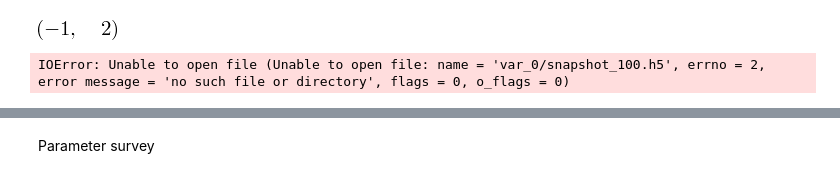
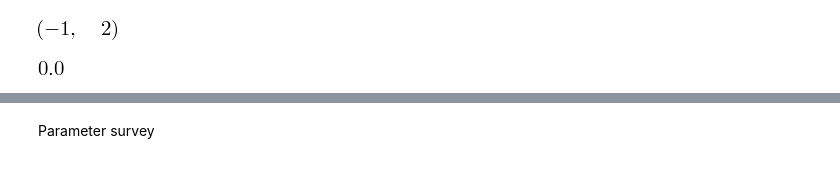
Before and after one commit to fhorrobin/cratering-1D, a Jupyter notebook: visualizations/visualise.ipynb, the cells around one changed output, grey strips where cells are left out. Saved outputs shown, nothing was run; the diff lists cells and outputs as text; code cells hidden in the pictures.

```diff
--- a/visualizations/visualise.ipynb
+++ b/visualizations/visualise.ipynb
@@ -8,7 +8,7 @@ import sympy
 import glob
 sympy.init_printing()
 # %%
-with h5py.File('../one_dimensional_crater/var_40/snapshot_87.h5','r') as f:
+with h5py.File('../../one_dimensional_crater/var_40/snapshot_87.h5','r') as f:
     d_list = numpy.array(f['density'])
     p_list = numpy.array(f['pressure'])
     u_list = numpy.array(f['x_velocity'])
@@ -37,7 +37,7 @@ pass
 [interactive output not drawn]
 [interactive output not drawn]
 # %%
-with h5py.File('var_16/snapshot_21.h5','r') as f:
+with h5py.File('../../one_dimensional_crater/var_40/snapshot_87.h5','r') as f:
     d_list = numpy.array(f['density'])
     p_list = numpy.array(f['pressure'])
     u_list = numpy.array(f['x_velocity'])
@@ -48,7 +48,7 @@ c_list = numpy.sqrt((5./3.)*p_list/d_list)
 %matplotlib notebook
 pylab.plot(x_list, u_list/c_list)
 
-with h5py.File('var_12/snapshot_15.h5','r') as f:
+with h5py.File('../../one_dimensional_crater/var_40/snapshot_87.h5','r') as f:
     d_list = numpy.array(f['density'])
     p_list = numpy.array(f['pressure'])
     u_list = numpy.array(f['x_velocity'])
@@ -58,7 +58,7 @@ c_list = numpy.sqrt((5./3.)*p_list/d_list)
 
 pylab.plot(x_list, u_list/c_list)
 
-with h5py.File('var_40/snapshot_62.h5','r') as f:
+with h5py.File('../../one_dimensional_crater/var_40/snapshot_87.h5','r') as f:
     d_list = numpy.array(f['density'])
     p_list = numpy.array(f['pressure'])
     u_list = numpy.array(f['x_velocity'])
@@ -78,12 +78,12 @@ pylab.ylim((-1,2))
 # %%
 def sample_velocity_at(fname, pos):
     with h5py.File(fname,'r') as f:
         x_list = numpy.array(f['grid'])
         v_list = numpy.array(f['x_velocity'])
     return numpy.interp(pos, x_list, v_list)
-sample_velocity_at('var_0/snapshot_100.h5', 0.99)
+sample_velocity_at('../../one_dimensional_crater/var_40/snapshot_87.h5', 0.99)
 # %% [output]
-IOError: Unable to open file (Unable to open file: name = 'var_0/snapshot_100.h5', errno = 2, error message = 'no such file or directory', flags = 0, o_flags = 0)
+[figure, added]
 # %%
 def extract_index_from_filename(fname):
     return int(re.search(r'_(\d+).', fname).group(1))
```
Also changed, not shown: parts of 2 cells of this notebook, 6 other files.
